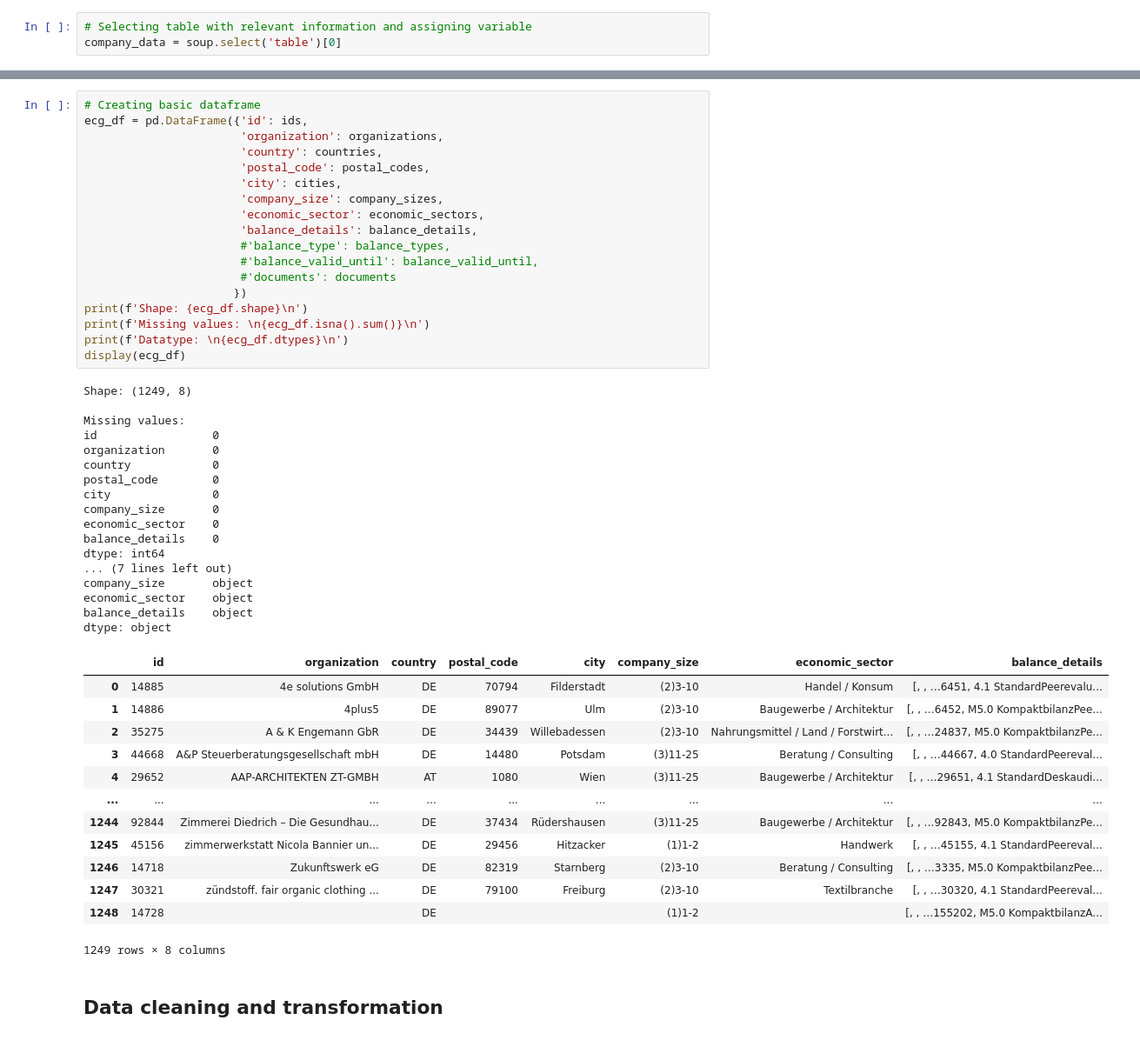
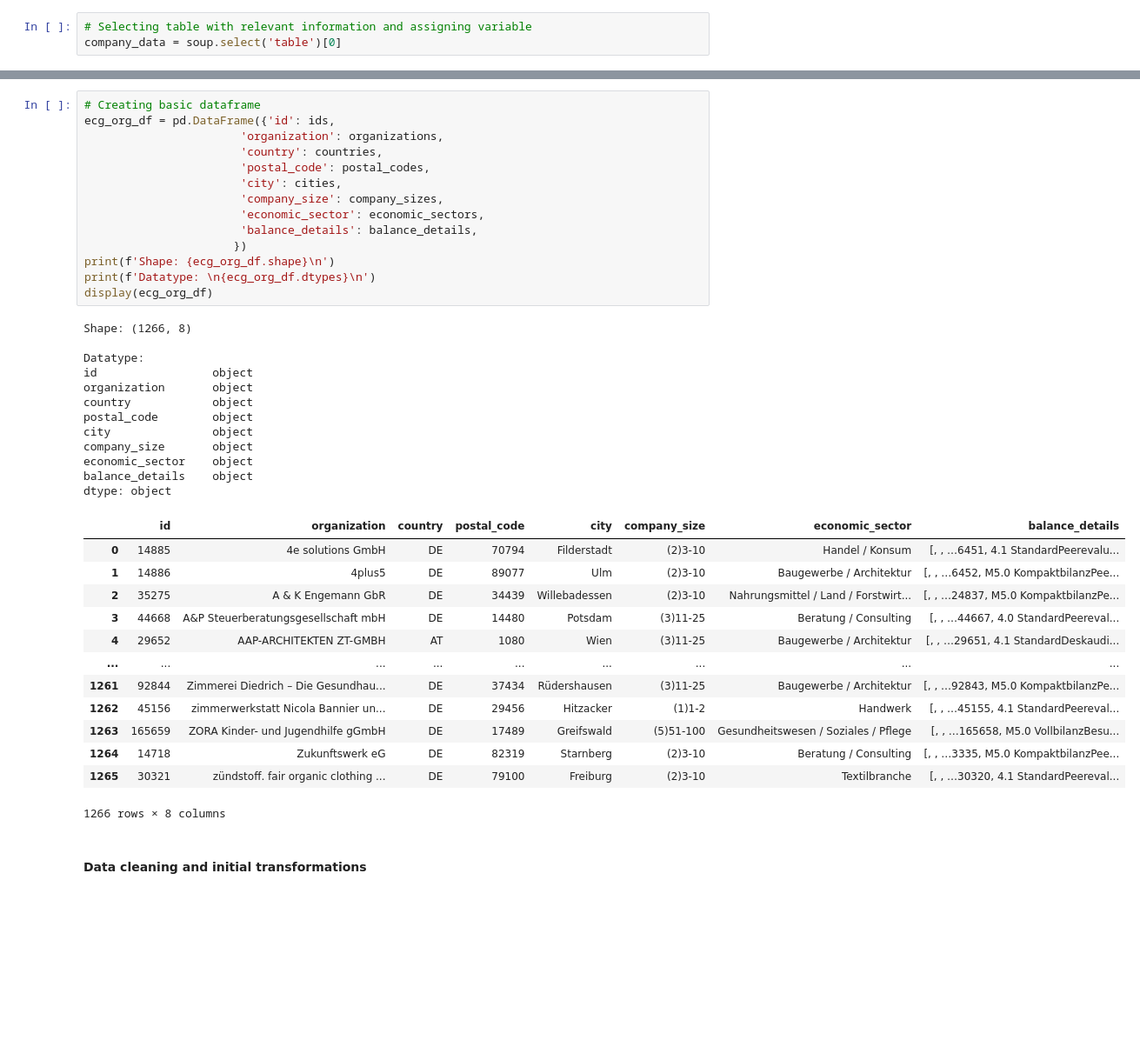
Before and after one commit to seblap86/economy-for-the-common-good, a Jupyter notebook: data/scraping/webscraping_ecg_database.ipynb, the cells around one changed output, grey strips where cells are left out. Shown at 87% size. Drawn from its saved outputs; the diff is of its cells as text; blank space fills up the shorter version.

```diff
--- a/data/scraping/webscraping_ecg_database.ipynb
+++ b/data/scraping/webscraping_ecg_database.ipynb
@@ -673,53 +450,44 @@ All pages scraped. Length: 1249 entries.
 # %%
 # Creating basic dataframe
-ecg_df = pd.DataFrame({'id': ids,
+ecg_org_df = pd.DataFrame({'id': ids,
                        'organization': organizations,
                        'country': countries,
                        'postal_code': postal_codes,
                        'city': cities,
                        'company_size': company_sizes,
                        'economic_sector': economic_sectors,
                        'balance_details': balance_details,
-                       #'balance_type': balance_types,
-                       #'balance_valid_until': balance_valid_until,
-                       #'documents': documents
                       })
-print(f'Shape: {ecg_df.shape}\n')
-print(f'Missing values: \n{ecg_df.isna().sum()}\n')
-print(f'Datatype: \n{ecg_df.dtypes}\n')
-display(ecg_df)
+print(f'Shape: {ecg_org_df.shape}\n')
+print(f'Datatype: \n{ecg_org_df.dtypes}\n')
+display(ecg_org_df)
 # %% [output]
-Shape: (1249, 8)
+Shape: (1266, 8)
 
-Missing values:
-id                 0
-organization       0
-country            0
-postal_code        0
-city               0
-company_size       0
-economic_sector    0
-balance_details    0
-dtype: int64
-... (7 lines left out)
+Datatype:
+id                 object
+organization       object
+country            object
+postal_code        object
+city               object
 company_size       object
 economic_sector    object
 balance_details    object
 dtype: object
 |  | id | organization | country | postal_code | city | company_size | economic_sector | balance_details |
 | 0 | 14885 | 4e solutions GmbH | DE | 70794 | Filderstadt | (2)3-10 | Handel / Konsum | [, , …6451, 4.1 StandardPeerevalu... |
 | 1 | 14886 | 4plus5 | DE | 89077 | Ulm | (2)3-10 | Baugewerbe / Architektur | [, , …6452, M5.0 KompaktbilanzPee... |
 | 2 | 35275 | A & K Engemann GbR | DE | 34439 | Willebadessen | (2)3-10 | Nahrungsmittel / Land / Forstwirt... | [, , …24837, M5.0 KompaktbilanzPe... |
 | 3 | 44668 | A&P Steuerberatungsgesellschaft mbH | DE | 14480 | Potsdam | (3)11-25 | Beratung / Consulting | [, , …44667, 4.0 StandardPeereval... |
 | 4 | 29652 | AAP-ARCHITEKTEN ZT-GMBH | AT | 1080 | Wien | (3)11-25 | Baugewerbe / Architektur | [, , …29651, 4.1 StandardDeskaudi... |
 | ... | ... | ... | ... | ... | ... | ... | ... | ... |
-| 1244 | 92844 | Zimmerei Diedrich – Die Gesundhau... | DE | 37434 | Rüdershausen | (3)11-25 | Baugewerbe / Architektur | [, , …92843, M5.0 KompaktbilanzPe... |
-| 1245 | 45156 | zimmerwerkstatt Nicola Bannier un... | DE | 29456 | Hitzacker | (1)1-2 | Handwerk | [, , …45155, 4.1 StandardPeereval... |
-| 1246 | 14718 | Zukunftswerk eG | DE | 82319 | Starnberg | (2)3-10 | Beratung / Consulting | [, , …3335, M5.0 KompaktbilanzPee... |
-| 1247 | 30321 | zündstoff. fair organic clothing ... | DE | 79100 | Freiburg | (2)3-10 | Textilbranche | [, , …30320, 4.1 StandardPeereval... |
-| 1248 | 14728 |  | DE |  |  | (1)1-2 |  | [, , …155202, M5.0 KompaktbilanzA... |
+| 1261 | 92844 | Zimmerei Diedrich – Die Gesundhau... | DE | 37434 | Rüdershausen | (3)11-25 | Baugewerbe / Architektur | [, , …92843, M5.0 KompaktbilanzPe... |
+| 1262 | 45156 | zimmerwerkstatt Nicola Bannier un... | DE | 29456 | Hitzacker | (1)1-2 | Handwerk | [, , …45155, 4.1 StandardPeereval... |
+| 1263 | 165659 | ZORA Kinder- und Jugendhilfe gGmbH | DE | 17489 | Greifswald | (5)51-100 | Gesundheitswesen / Soziales / Pflege | [, , …165658, M5.0 VollbilanzBesu... |
+| 1264 | 14718 | Zukunftswerk eG | DE | 82319 | Starnberg | (2)3-10 | Beratung / Consulting | [, , …3335, M5.0 KompaktbilanzPee... |
+| 1265 | 30321 | zündstoff. fair organic clothing ... | DE | 79100 | Freiburg | (2)3-10 | Textilbranche | [, , …30320, 4.1 StandardPeereval... |
-1249 rows × 8 columns
+1266 rows × 8 columns
 # %% [markdown]
-## Data cleaning and transformation
+#### Data cleaning and initial transformations
 # %%
 # Checking specific case (that has a linebreak within the organization name)
```
Also changed, not shown: parts of 64 cells of this notebook.
